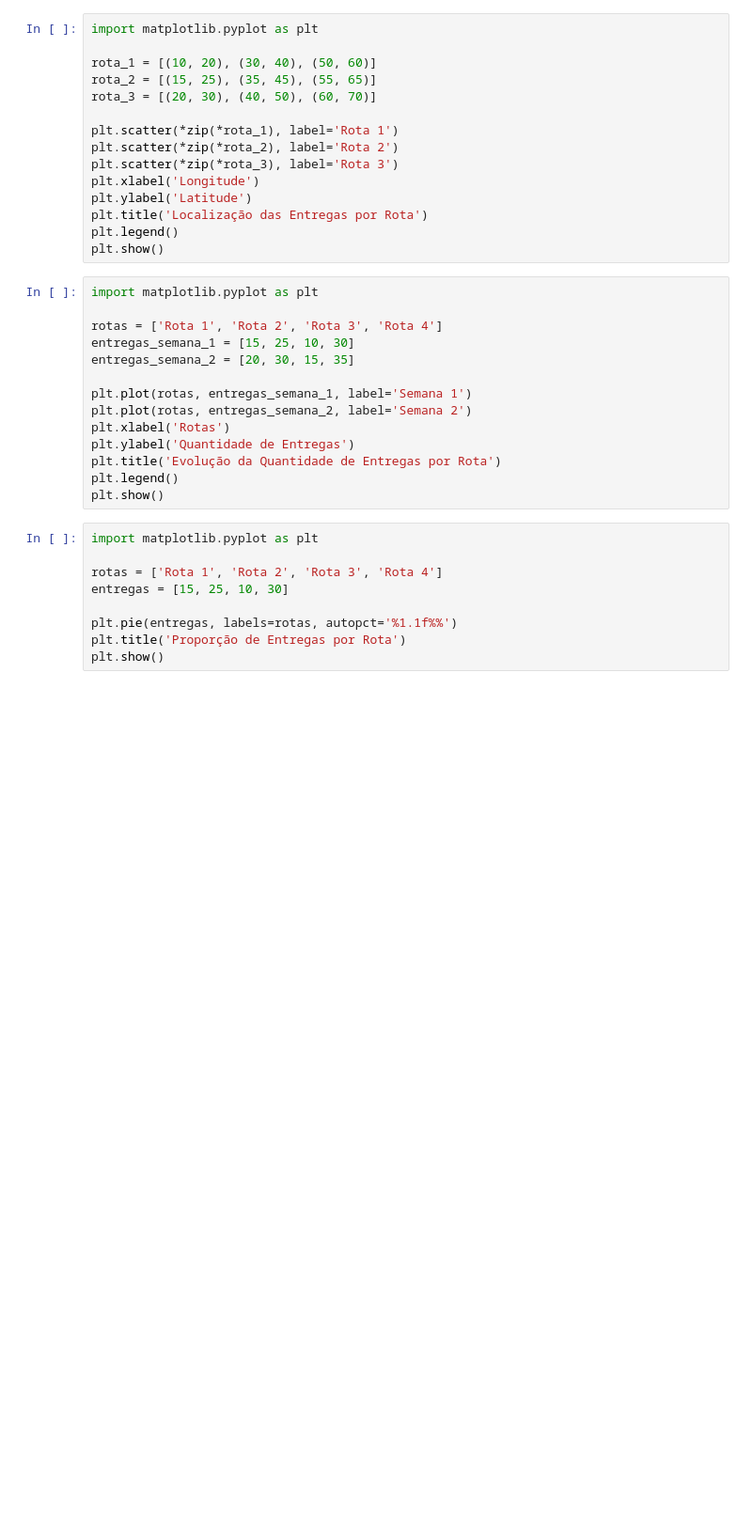
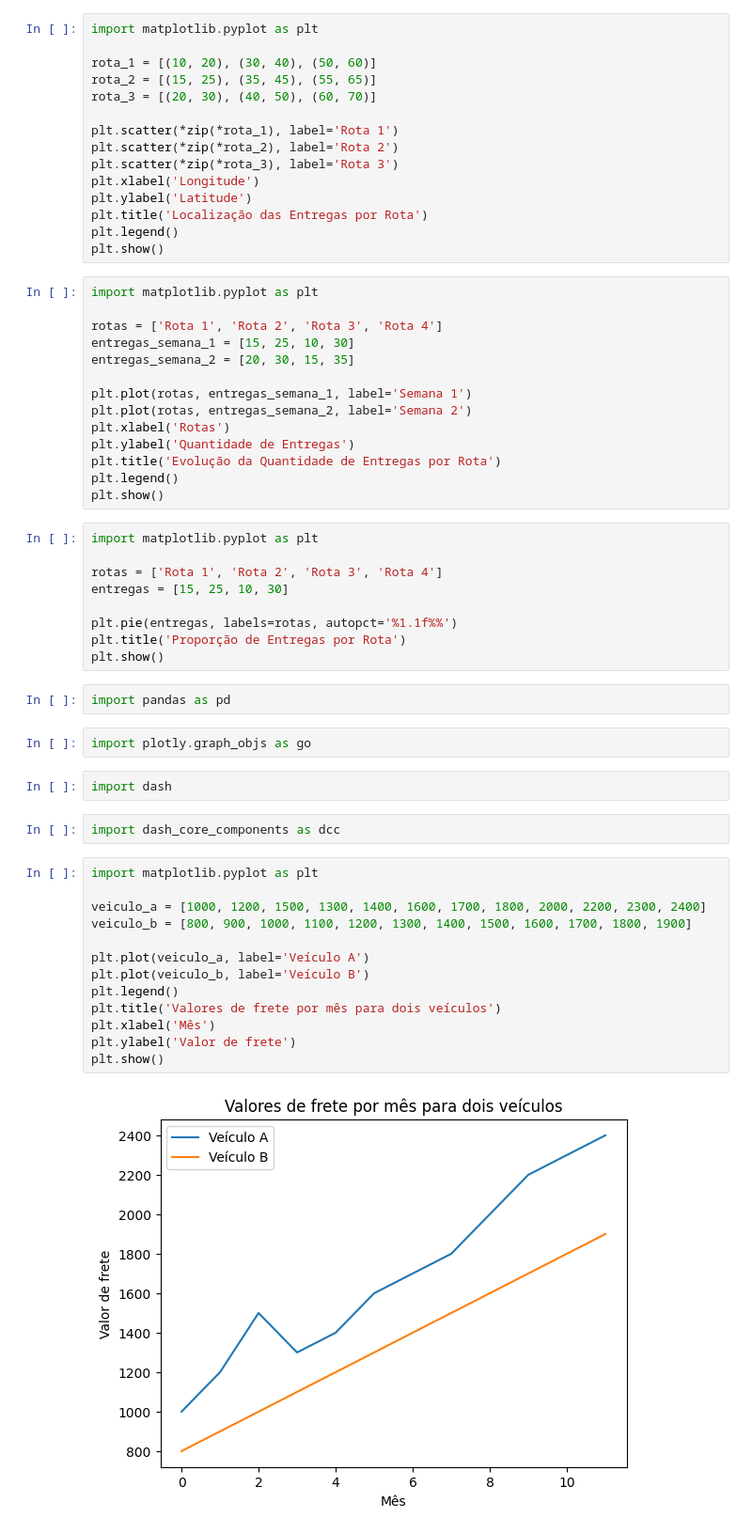
Before and after one commit to Brudeoli17/Projeto-LogInova-Consultoria, a Jupyter notebook: Analise_dos_Dados.ipynb, the cells around one changed output. Shown at 94% size. Cells and saved outputs as stored; diff of their text form; blank space fills up the shorter version.

```diff
--- a/Analise_dos_Dados.ipynb
+++ b/Analise_dos_Dados.ipynb
@@ -178,3 +239,26 @@ entregas = [15, 25, 10, 30]
 plt.pie(entregas, labels=rotas, autopct='%1.1f%%')
 plt.title('Proporção de Entregas por Rota')
 plt.show()
+# %%
+import pandas as pd
+# %%
+import plotly.graph_objs as go
+# %%
+import dash
+# %%
+import dash_core_components as dcc
+# %%
+import matplotlib.pyplot as plt
+
+veiculo_a = [1000, 1200, 1500, 1300, 1400, 1600, 1700, 1800, 2000, 2200, 2300, 2400]
+veiculo_b = [800, 900, 1000, 1100, 1200, 1300, 1400, 1500, 1600, 1700, 1800, 1900]
+
+plt.plot(veiculo_a, label='Veículo A')
+plt.plot(veiculo_b, label='Veículo B')
+plt.legend()
+plt.title('Valores de frete por mês para dois veículos')
+plt.xlabel('Mês')
+plt.ylabel('Valor de frete')
+plt.show()
+# %% [output]
+[figure, added]
```
Also changed, not shown: parts of 20 cells of this notebook.
